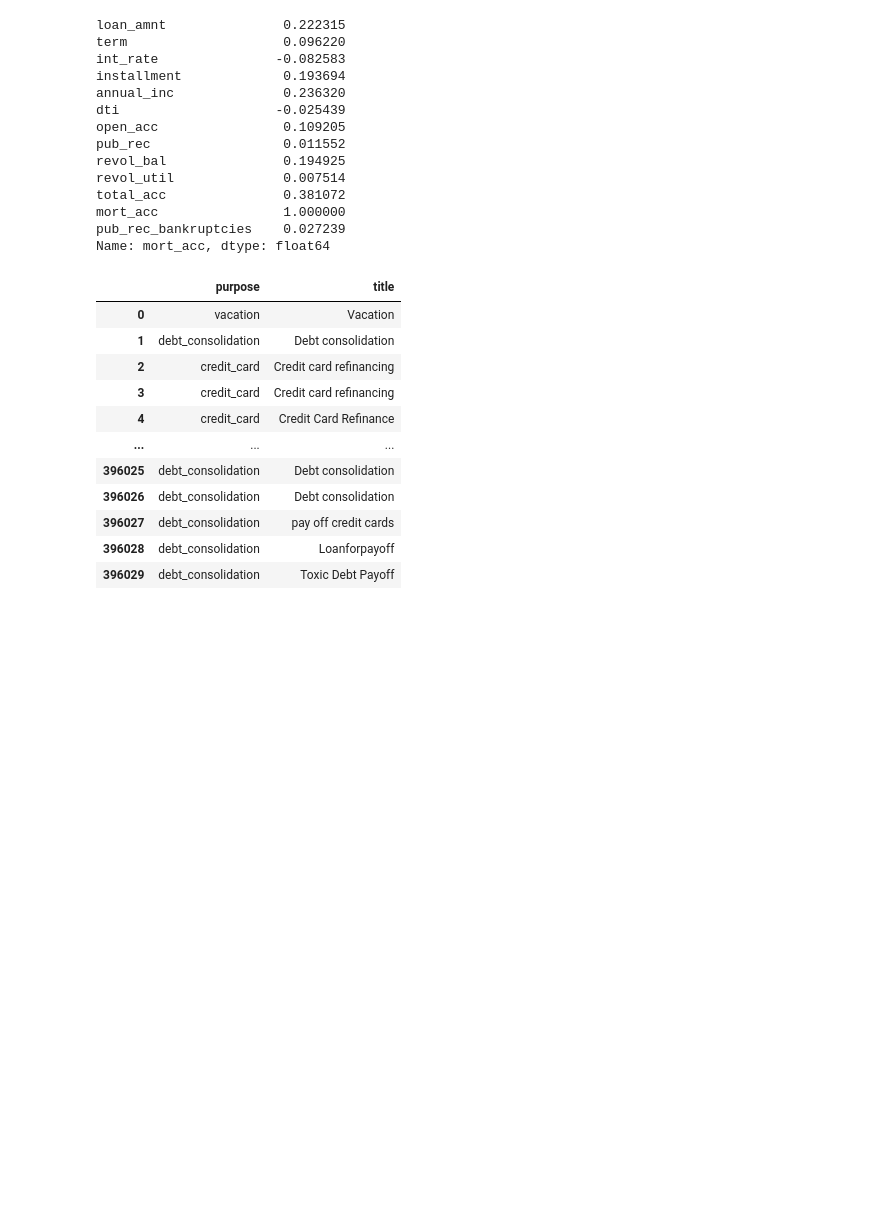
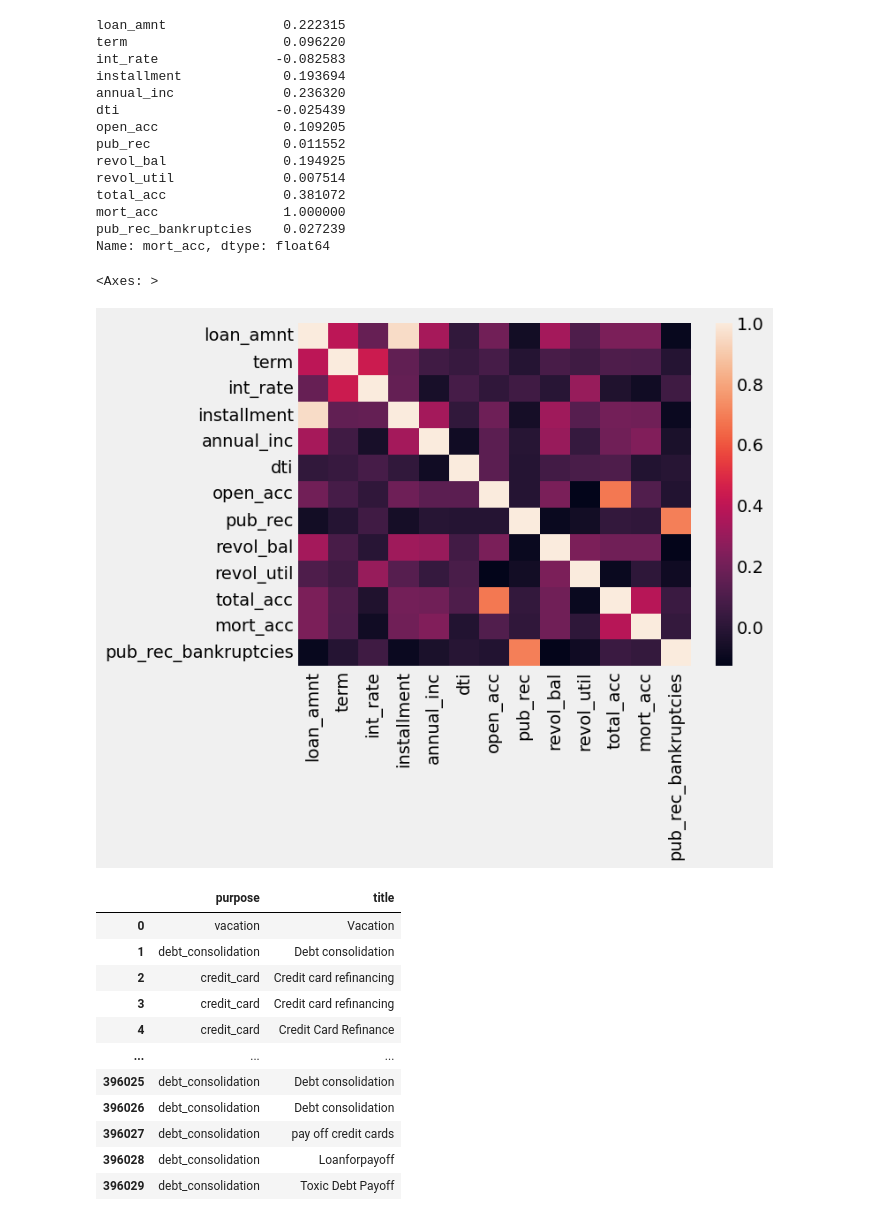
Before and after one commit to pvinsevi/LendingClassification, a Jupyter notebook: LendingClassification.ipynb, the cells around one changed output. Cells and saved outputs as stored; diff of their text form; code cells hidden in the pictures; blank space fills up the shorter version.

```diff
--- a/LendingClassification.ipynb
+++ b/LendingClassification.ipynb
@@ -119,6 +119,11 @@ total_acc               0.381072
 mort_acc                1.000000
 pub_rec_bankruptcies    0.027239
 Name: mort_acc, dtype: float64
+# %%
+sns.heatmap(df.corr(numeric_only = True))
+# %% [output]
+<Axes: >
+[figure, added]
 # %%
 mean = df.groupby('total_acc')['mort_acc'].mean()
 
```
Also changed, not shown: parts of 6 cells of this notebook.
